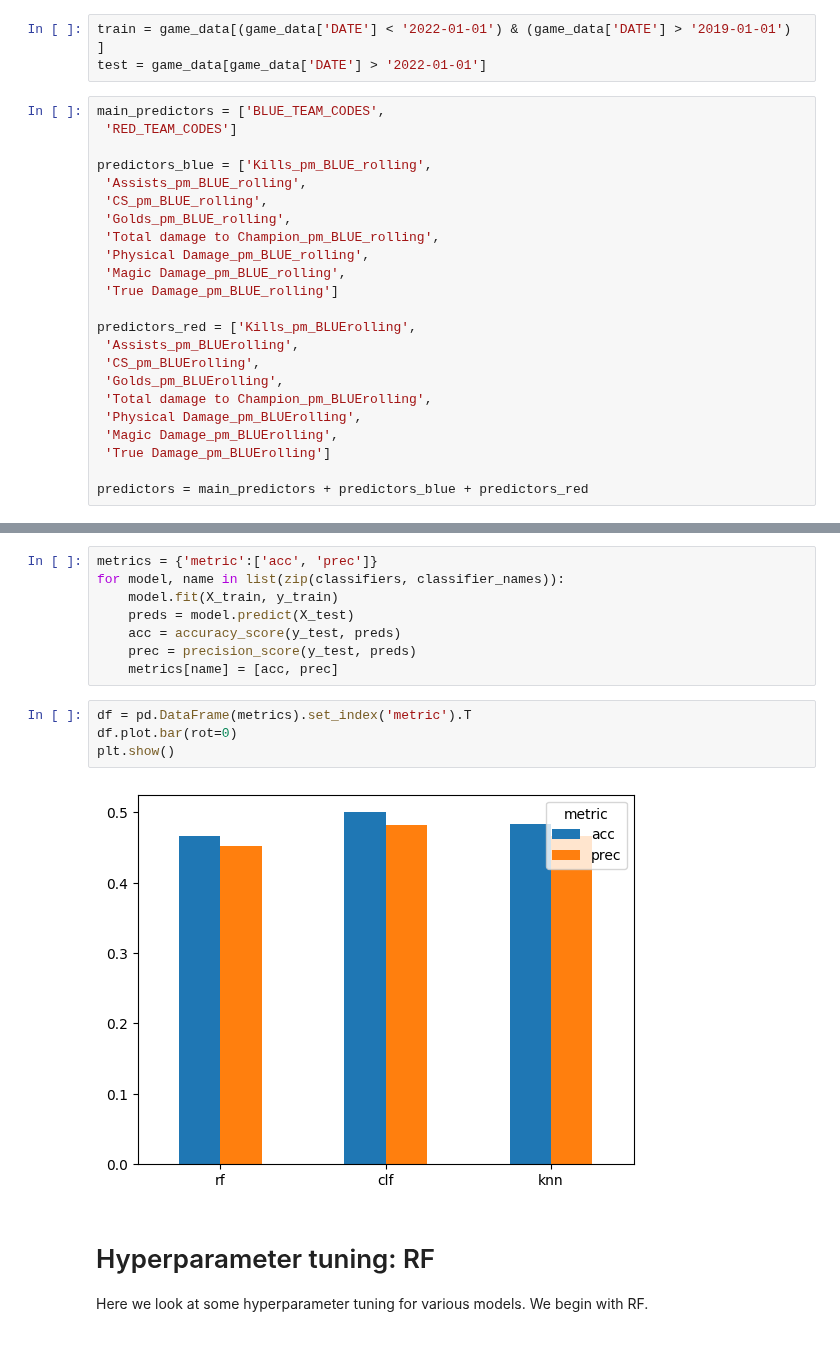
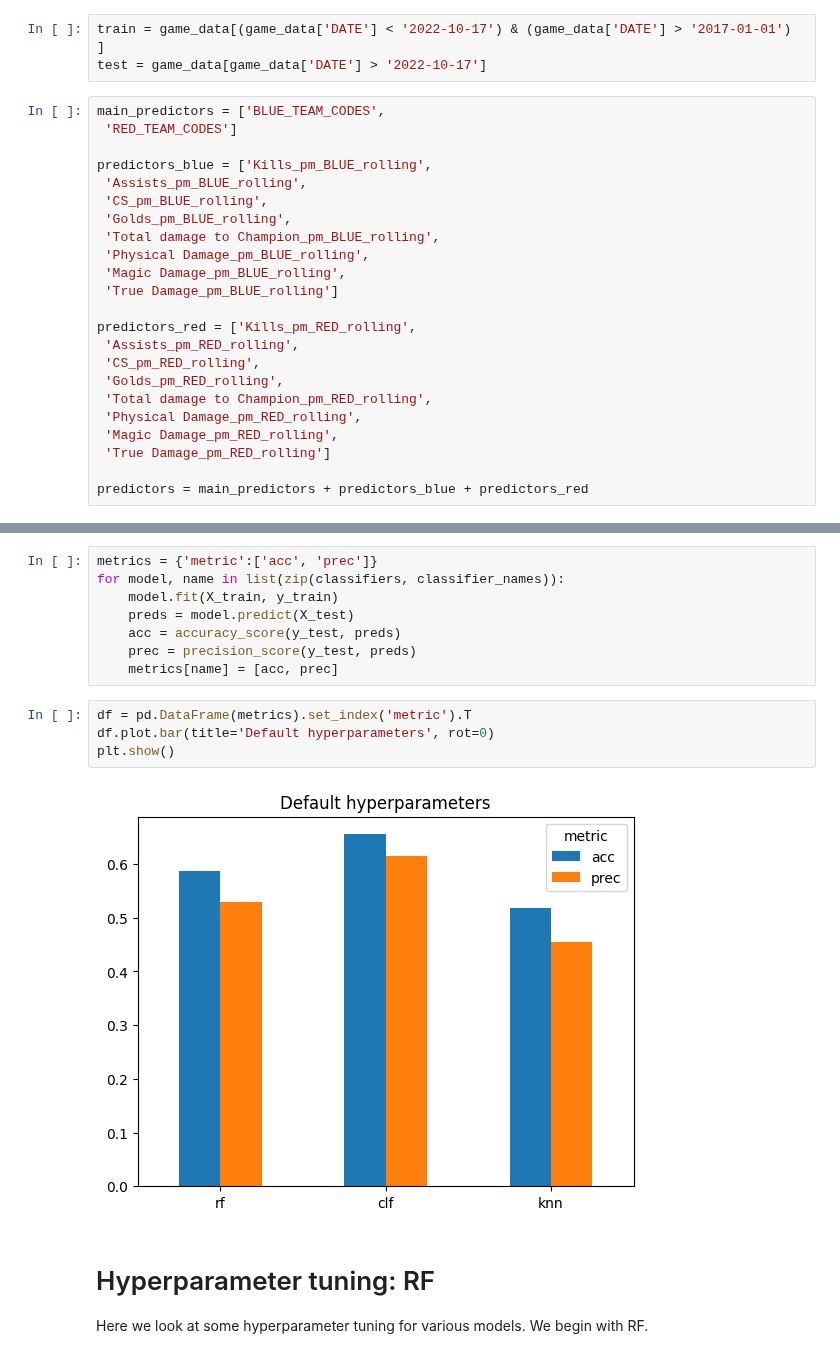
Before and after one commit to Mark-Bugden/League-of-Legends-Win-Prediction, a Jupyter notebook: src/ProPlay_prediction.ipynb, the cells around one changed output, grey strips where cells are left out. Cells and saved outputs as stored; diff of their text form.

```diff
--- a/src/ProPlay_prediction.ipynb
+++ b/src/ProPlay_prediction.ipynb
@@ -61,8 +66,8 @@ knn = KNeighborsClassifier()
 classifier_names = ['rf', 'clf', 'knn']
 classifiers = [rf, clf, knn]
 # %%
-train = game_data[(game_data['DATE'] < '2022-01-01') & (game_data['DATE'] > '2019-01-01')  ]
-test = game_data[game_data['DATE'] > '2022-01-01']
+train = game_data[(game_data['DATE'] < '2022-10-17') & (game_data['DATE'] > '2017-01-01')  ]
+test = game_data[game_data['DATE'] > '2022-10-17']
 # %%
 main_predictors = ['BLUE_TEAM_CODES',
  'RED_TEAM_CODES']
@@ -76,13 +81,13 @@ predictors_blue = ['Kills_pm_BLUE_rolling',
  'Magic Damage_pm_BLUE_rolling',
  'True Damage_pm_BLUE_rolling']
 
-predictors_red = ['Kills_pm_BLUErolling',
- 'Assists_pm_BLUErolling',
- 'CS_pm_BLUErolling',
- 'Golds_pm_BLUErolling',
- 'Total damage to Champion_pm_BLUErolling',
- 'Physical Damage_pm_BLUErolling',
- 'Magic Damage_pm_BLUErolling',
- 'True Damage_pm_BLUErolling']
+predictors_red = ['Kills_pm_RED_rolling',
+ 'Assists_pm_RED_rolling',
+ 'CS_pm_RED_rolling',
+ 'Golds_pm_RED_rolling',
+ 'Total damage to Champion_pm_RED_rolling',
+ 'Physical Damage_pm_RED_rolling',
+ 'Magic Damage_pm_RED_rolling',
+ 'True Damage_pm_RED_rolling']
 
 predictors = main_predictors + predictors_blue + predictors_red
@@ -102,10 +116,10 @@ for model, name in list(zip(classifiers, classifier_names)):
     metrics[name] = [acc, prec]
 # %%
 df = pd.DataFrame(metrics).set_index('metric').T
-df.plot.bar(rot=0)
+df.plot.bar(title='Default hyperparameters', rot=0)
 plt.show()
 # %% [output]
-[figure, old version]
+[figure, new version]
 # %% [markdown]
 # Hyperparameter tuning: RF
 Here we look at some hyperparameter tuning for various models. We begin with RF.
```
Also changed, not shown: parts of 9 cells of this notebook, 2 other files.
